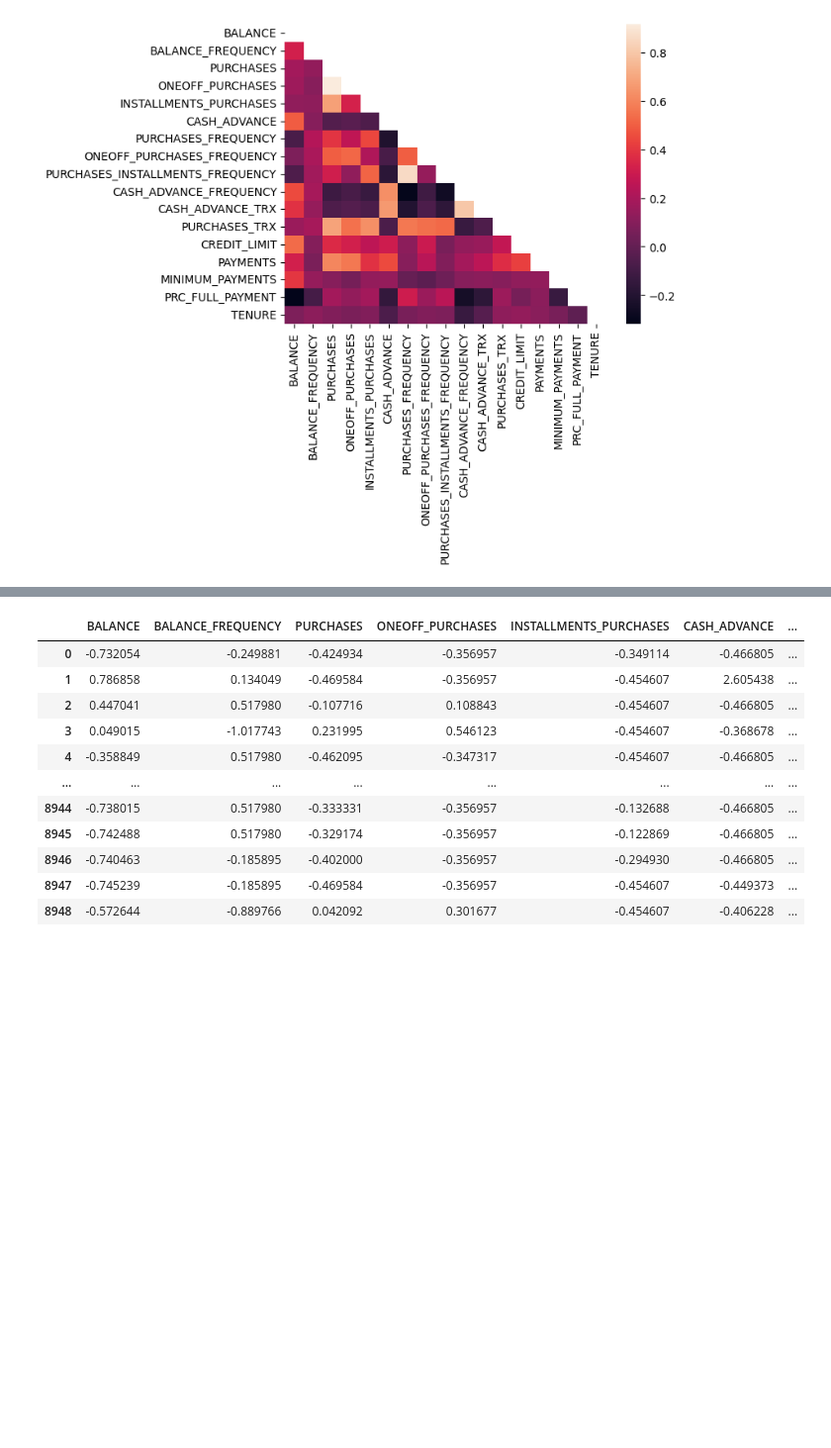
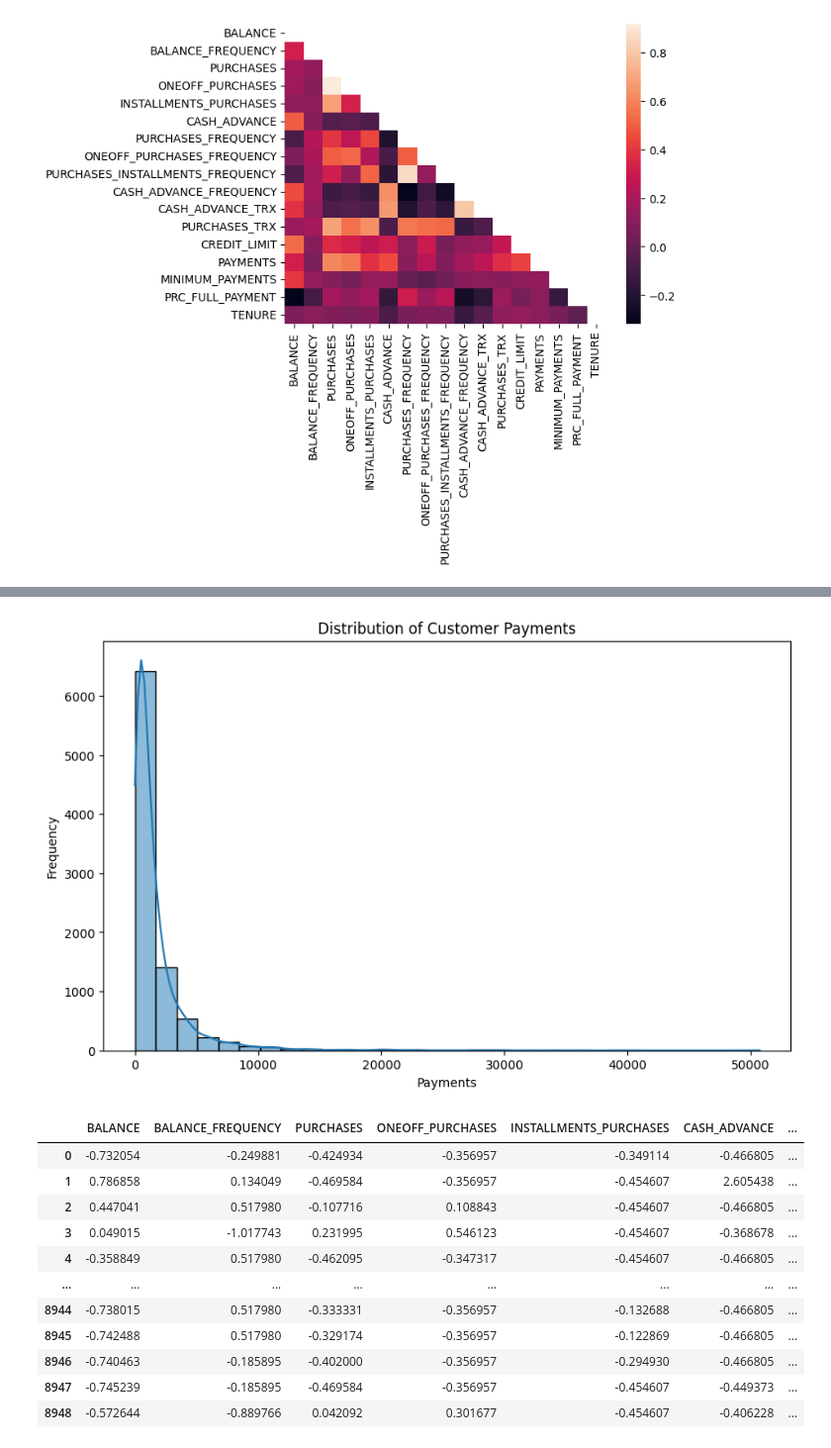
Before and after one commit to mtang24/card_clusters, a Jupyter notebook: Code_groupXXX.ipynb, the cells around one changed output, grey strips where cells are left out. Shown: that part at 99% size. Saved outputs shown, nothing was run; the diff lists cells and outputs as text; code cells hidden in the pictures; blank space fills up the shorter version.

```diff
--- a/Code_groupXXX.ipynb
+++ b/Code_groupXXX.ipynb
@@ -163 +133,17 @@ plt.show()
+# %%
+# Set the size of the plot
+plt.figure(figsize=(10, 6))
+
+# Create a histogram for the 'PAYMENTS' column
+sns.histplot(data['PAYMENTS'], bins=30, kde=True)
+
+# Add a title and labels to the plot
+plt.title('Distribution of Customer Payments')
+plt.xlabel('Payments')
+plt.ylabel('Frequency')
+
+# Display the plot
+plt.show()
+# %% [output]
+[figure, added]
 # %%
```
Also changed, not shown: parts of 22 cells of this notebook.
